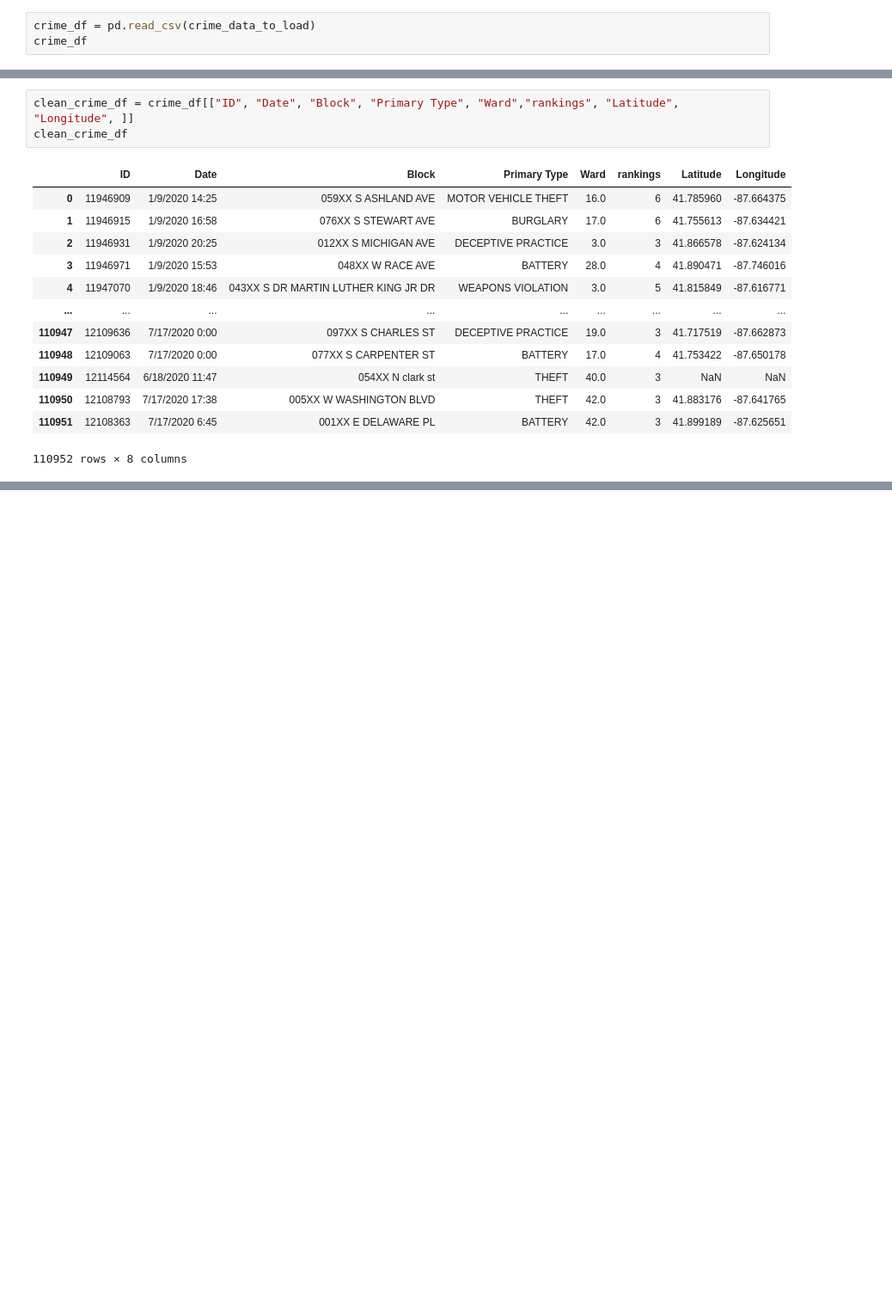
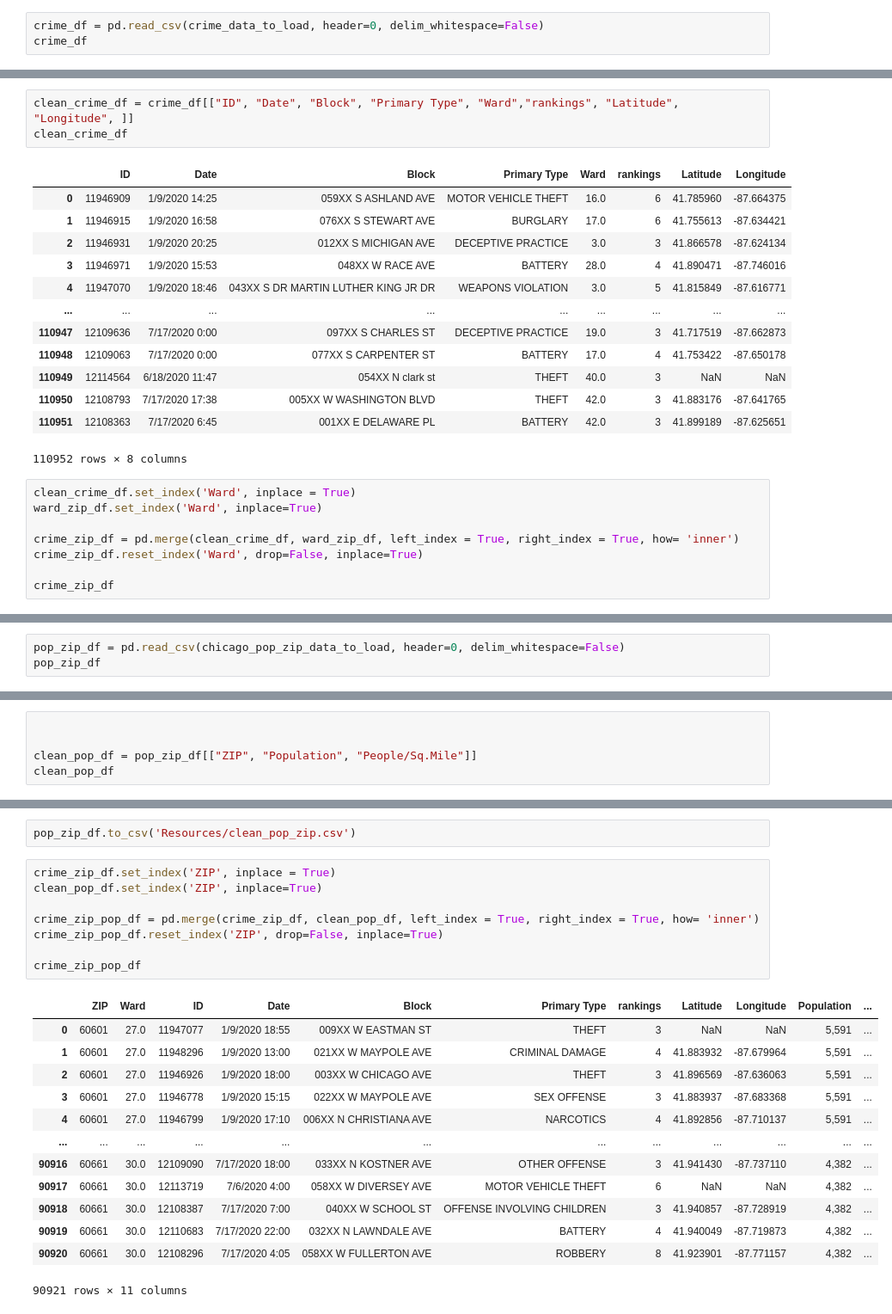
Before and after one commit to mmcdan13/capstone_project, a Jupyter notebook: Chipotle_Crime_Data_Cleaning.ipynb, the cells around one changed output, grey strips where cells are left out. Shown: that part at 86% size. Saved outputs shown, nothing was run; the diff lists cells and outputs as text; blank space fills up the shorter version.

Commit message:
code and csv files generated during data cleaning

```diff
--- a/Chipotle_Crime_Data_Cleaning.ipynb
+++ b/Chipotle_Crime_Data_Cleaning.ipynb
@@ -28,7 +30,7 @@ ward_zip_df
 | 50 | 60 | 60637 |
 | 51 | 61 | 60619 |
 # %%
-crime_df = pd.read_csv(crime_data_to_load)
+crime_df = pd.read_csv(crime_data_to_load, header=0, delim_whitespace=False)
 crime_df
 # %% [output]
 |  | ID | Case Number | Date | Block | IUCR | Primary Type | Description | Location Description | ... |
@@ -97,3 +99,11 @@ clean_crime_df
 | 110950 | 12108793 | 7/17/2020 17:38 | 005XX W WASHINGTON BLVD | THEFT | 42.0 | 3 | 41.883176 | -87.641765 |
 | 110951 | 12108363 | 7/17/2020 6:45 | 001XX E DELAWARE PL | BATTERY | 42.0 | 3 | 41.899189 | -87.625651 |
 110952 rows × 8 columns
+# %%
+clean_crime_df.set_index('Ward', inplace = True)
+ward_zip_df.set_index('Ward', inplace=True)
+
+crime_zip_df = pd.merge(clean_crime_df, ward_zip_df, left_index = True, right_index = True, how= 'inner')
+crime_zip_df.reset_index('Ward', drop=False, inplace=True)
+
+crime_zip_df
@@ -99,0 +143,3 @@ clean_crime_df
+# %%
+pop_zip_df = pd.read_csv(chicago_pop_zip_data_to_load, header=0, delim_whitespace=False)
+pop_zip_df
@@ -99,0 +164,5 @@ clean_crime_df
+# %%
+
+
+clean_pop_df = pop_zip_df[["ZIP", "Population", "People/Sq.Mile"]]
+clean_pop_df
@@ -99,0 +187,24 @@ clean_crime_df
+# %%
+pop_zip_df.to_csv('Resources/clean_pop_zip.csv')
+# %%
+crime_zip_df.set_index('ZIP', inplace = True)
+clean_pop_df.set_index('ZIP', inplace=True)
+
+crime_zip_pop_df = pd.merge(crime_zip_df, clean_pop_df, left_index = True, right_index = True, how= 'inner')
+crime_zip_pop_df.reset_index('ZIP', drop=False, inplace=True)
+
+crime_zip_pop_df
+# %% [output]
+|  | ZIP | Ward | ID | Date | Block | Primary Type | rankings | Latitude | Longitude | Population | ... |
+| 0 | 60601 | 27.0 | 11947077 | 1/9/2020 18:55 | 009XX W EASTMAN ST | THEFT | 3 | NaN | NaN | 5,591 | ... |
+| 1 | 60601 | 27.0 | 11948296 | 1/9/2020 13:00 | 021XX W MAYPOLE AVE | CRIMINAL DAMAGE | 4 | 41.883932 | -87.679964 | 5,591 | ... |
+| 2 | 60601 | 27.0 | 11946926 | 1/9/2020 18:00 | 003XX W CHICAGO AVE | THEFT | 3 | 41.896569 | -87.636063 | 5,591 | ... |
+| 3 | 60601 | 27.0 | 11946778 | 1/9/2020 15:15 | 022XX W MAYPOLE AVE | SEX OFFENSE | 3 | 41.883937 | -87.683368 | 5,591 | ... |
+| 4 | 60601 | 27.0 | 11946799 | 1/9/2020 17:10 | 006XX N CHRISTIANA AVE | NARCOTICS | 4 | 41.892856 | -87.710137 | 5,591 | ... |
+| ... | ... | ... | ... | ... | ... | ... | ... | ... | ... | ... | ... |
+| 90916 | 60661 | 30.0 | 12109090 | 7/17/2020 18:00 | 033XX N KOSTNER AVE | OTHER OFFENSE | 3 | 41.941430 | -87.737110 | 4,382 | ... |
+| 90917 | 60661 | 30.0 | 12113719 | 7/6/2020 4:00 | 058XX W DIVERSEY AVE | MOTOR VEHICLE THEFT | 6 | NaN | NaN | 4,382 | ... |
+| 90918 | 60661 | 30.0 | 12108387 | 7/17/2020 7:00 | 040XX W SCHOOL ST | OFFENSE INVOLVING CHILDREN | 3 | 41.940857 | -87.728919 | 4,382 | ... |
+| 90919 | 60661 | 30.0 | 12110683 | 7/17/2020 22:00 | 032XX N LAWNDALE AVE | BATTERY | 4 | 41.940049 | -87.719873 | 4,382 | ... |
+| 90920 | 60661 | 30.0 | 12108296 | 7/17/2020 4:05 | 058XX W FULLERTON AVE | ROBBERY | 8 | 41.923901 | -87.771157 | 4,382 | ... |
+90921 rows × 11 columns
```
Also changed, not shown: parts of 10 cells of this notebook, 3 other files.
